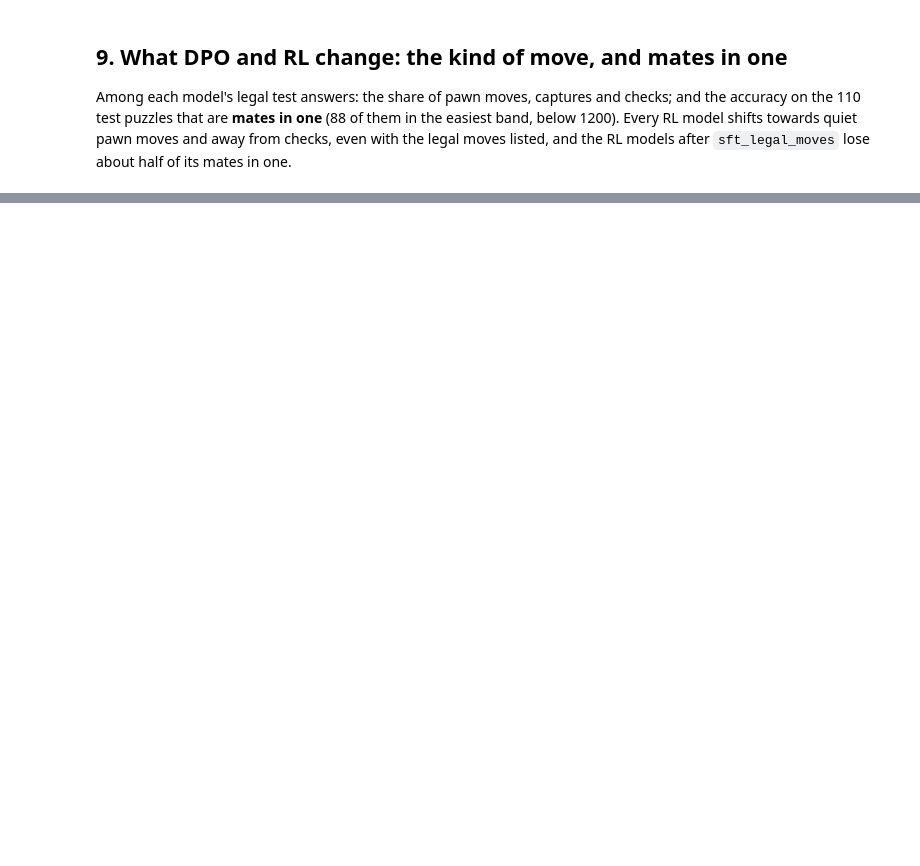
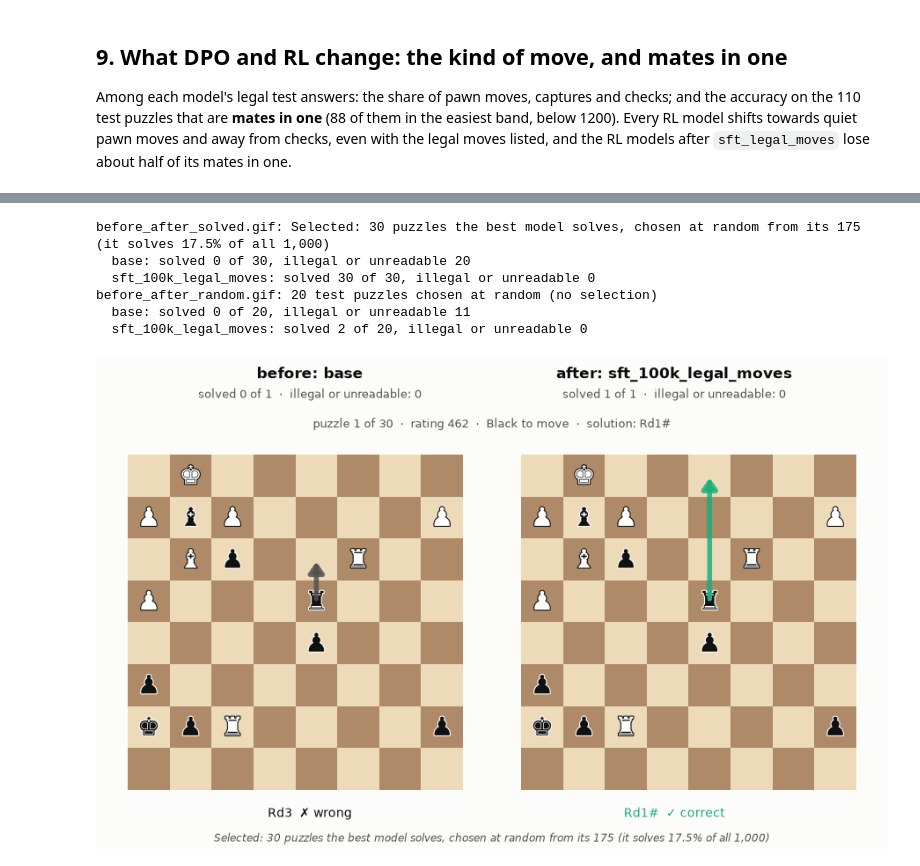
Before and after one commit to adrianapsay/chess-post-training, a Jupyter notebook: notebooks/16_final_comparison.ipynb, the cells around one changed output, grey strips where cells are left out. Drawn from its saved outputs; the diff is of its cells as text; code cells hidden in the pictures; blank space fills up the shorter version.

```diff
--- a/notebooks/16_final_comparison.ipynb
+++ b/notebooks/16_final_comparison.ipynb
@@ -475,3 +548,40 @@ plt.show()
+# %%
+from IPython.display import Image as ShowImage
+
+BEFORE, AFTER = "base", "sft_100k_legal_moves"
+if AFTER not in present:
+    AFTER = "sft_legal_moves"
+graded_before, graded_after = (load_graded(run).set_index("puzzle_id") for run in (BEFORE, AFTER))
+after_accuracy = graded_after.correct.mean()
+
+# 1. Puzzles the best model solves (the figure for the README and the video). The selection is printed on every frame.
+solved = test_puzzles[test_puzzles.puzzle_id.isin(graded_after.index[graded_after.correct])]
+selected = solved.sample(n=min(30, len(solved)), random_state=0).sort_values("rating")
+# 2. Puzzles chosen at random, with no selection (for the paper, next to the accuracy table).
+random_sample = test_puzzles.sample(n=20, random_state=0)
+
+GIFS = {
+    "before_after_solved.gif": (selected, f"Selected: {len(selected)} puzzles the best model solves, chosen at random from "
+                                          f"its {len(solved)} (it solves {after_accuracy:.1%} of all {len(graded_after):,})"),
+    "before_after_random.gif": (random_sample, f"{len(random_sample)} test puzzles chosen at random (no selection)"),
+}
+for name, (sample, note) in GIFS.items():
+    plots.puzzle_before_after(sample, graded_before, graded_after, FIGURES / name,
+                              labels=(f"before: {BEFORE}", f"after: {AFTER}"), note=note)
+    print(f"{name}: {note}")
+    for run, graded in [(BEFORE, graded_before), (AFTER, graded_after)]:
+        shown = graded.loc[sample.puzzle_id]
+        print(f"  {run}: solved {int(shown.correct.sum())} of {len(sample)}, "
+              f"illegal or unreadable {int((shown.outcome != 'legal').sum())}")
+ShowImage(filename=str(FIGURES / "before_after_solved.gif"))
+# %% [output]
+before_after_solved.gif: Selected: 30 puzzles the best model solves, chosen at random from its 175 (it solves 17.5% of all 1,000)
+  base: solved 0 of 30, illegal or unreadable 20
+  sft_100k_legal_moves: solved 30 of 30, illegal or unreadable 0
+before_after_random.gif: 20 test puzzles chosen at random (no selection)
+  base: solved 0 of 20, illegal or unreadable 11
+  sft_100k_legal_moves: solved 2 of 20, illegal or unreadable 0
+[figure, added]
 # %% [markdown]
 ## Summary of outputs
 
```
Also changed, not shown: parts of 13 cells of this notebook, 32 other files.
